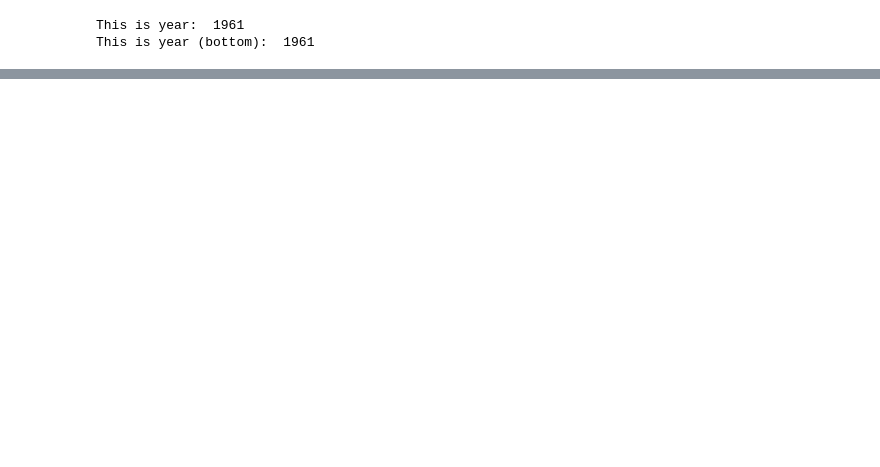
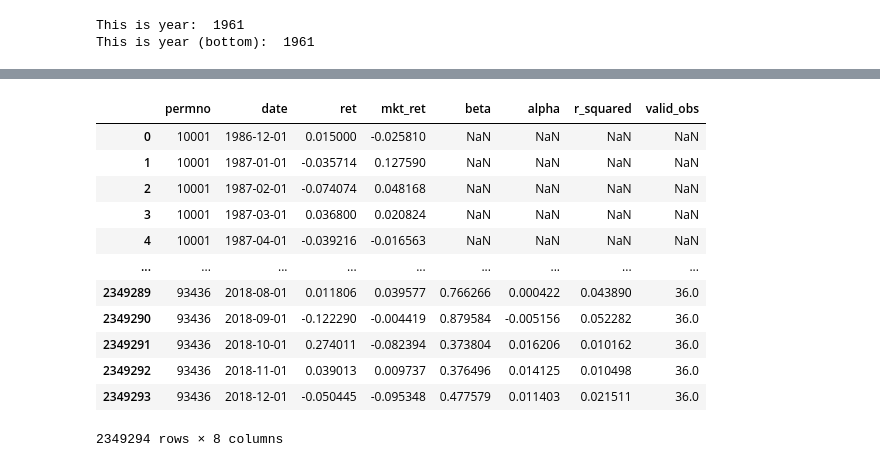
Before and after one commit to justusschenk/valueinvesting, a Jupyter notebook: Cross-Sectional-Regressions.ipynb, the cells around one changed output, grey strips where cells are left out. Saved outputs shown, nothing was run; the diff lists cells and outputs as text; code cells hidden in the pictures; blank space fills up the shorter version.

```diff
--- a/Cross-Sectional-Regressions.ipynb
+++ b/Cross-Sectional-Regressions.ipynb
@@ -139,26 +147,3 @@ for year in sorted(set(date.year for date in bm_dec.index)):
 # %% [output]
 This is year:  1961
 This is year (bottom):  1961
-# %%
-nested_list = price_minus_long_monthly
-
-# Convert each dictionary to a DataFrame
-df_list = []
-
-for entry in nested_list:
-    date = entry['date']
-    series = entry['avg_value']  # a pandas Series with permno as index
-
-    # Convert to DataFrame
-    df = series.reset_index()
-    df.columns = ['permno', 'avg_value']
-    df['date'] = date
-
-    df_list.append(df)
-
-# Now concatenate the list of DataFrames
-long_df = pd.concat(df_list, ignore_index=True)
-
-# Set multi-index
-long_df.set_index(['date', 'permno'], inplace=True)
-long_df
@@ -166,0 +182,3 @@ KeyboardInterrupt:
+# %%
+returns = pd.DataFrame(endog[['date', 'permno', 'return']]).set_index(['date', 'permno'])
+returns
@@ -166,0 +776,16 @@ KeyboardInterrupt:
+# %%
+betas_result
+# %% [output]
+|  | permno | date | ret | mkt_ret | beta | alpha | r_squared | valid_obs |
+| 0 | 10001 | 1986-12-01 | 0.015000 | -0.025810 | NaN | NaN | NaN | NaN |
+| 1 | 10001 | 1987-01-01 | -0.035714 | 0.127590 | NaN | NaN | NaN | NaN |
+| 2 | 10001 | 1987-02-01 | -0.074074 | 0.048168 | NaN | NaN | NaN | NaN |
+| 3 | 10001 | 1987-03-01 | 0.036800 | 0.020824 | NaN | NaN | NaN | NaN |
+| 4 | 10001 | 1987-04-01 | -0.039216 | -0.016563 | NaN | NaN | NaN | NaN |
+| ... | ... | ... | ... | ... | ... | ... | ... | ... |
+| 2349289 | 93436 | 2018-08-01 | 0.011806 | 0.039577 | 0.766266 | 0.000422 | 0.043890 | 36.0 |
+| 2349290 | 93436 | 2018-09-01 | -0.122290 | -0.004419 | 0.879584 | -0.005156 | 0.052282 | 36.0 |
+| 2349291 | 93436 | 2018-10-01 | 0.274011 | -0.082394 | 0.373804 | 0.016206 | 0.010162 | 36.0 |
+| 2349292 | 93436 | 2018-11-01 | 0.039013 | 0.009737 | 0.376496 | 0.014125 | 0.010498 | 36.0 |
+| 2349293 | 93436 | 2018-12-01 | -0.050445 | -0.095348 | 0.477579 | 0.011403 | 0.021511 | 36.0 |
+2349294 rows × 8 columns
```
Also changed, not shown: parts of 15 cells of this notebook, 3 other files.
